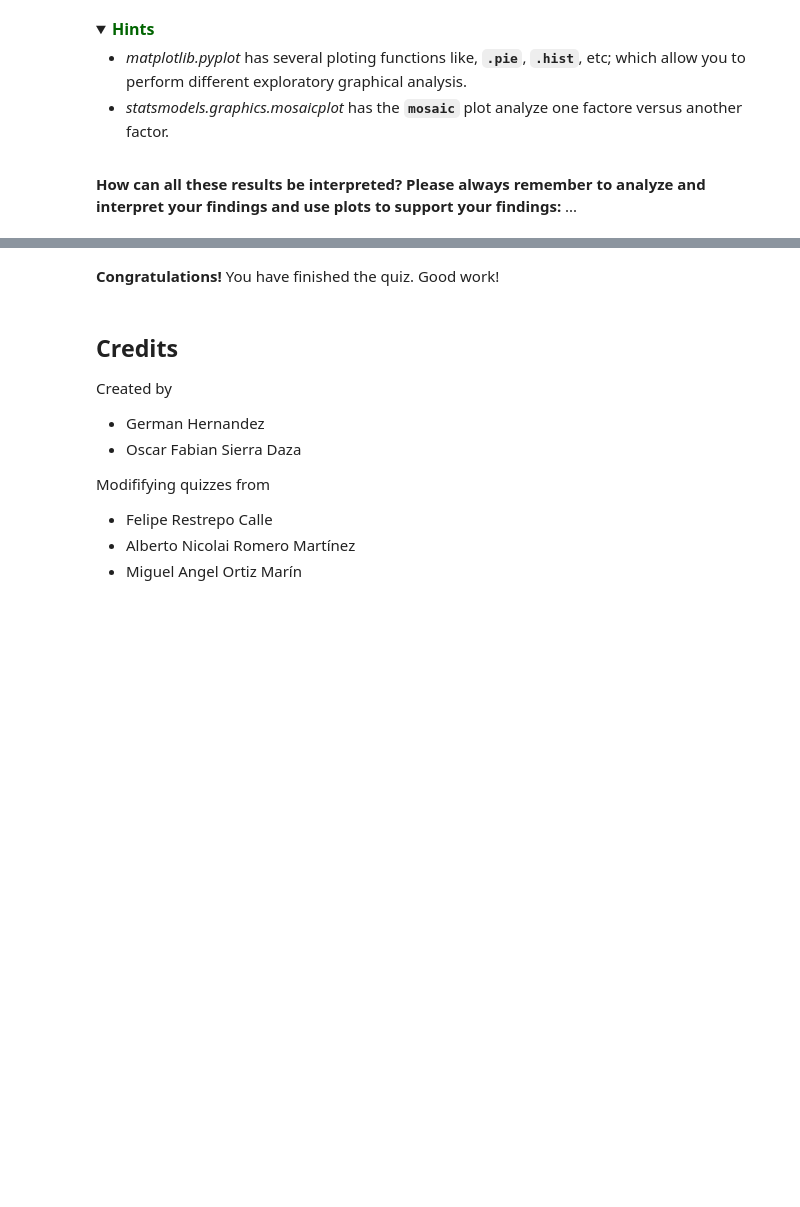
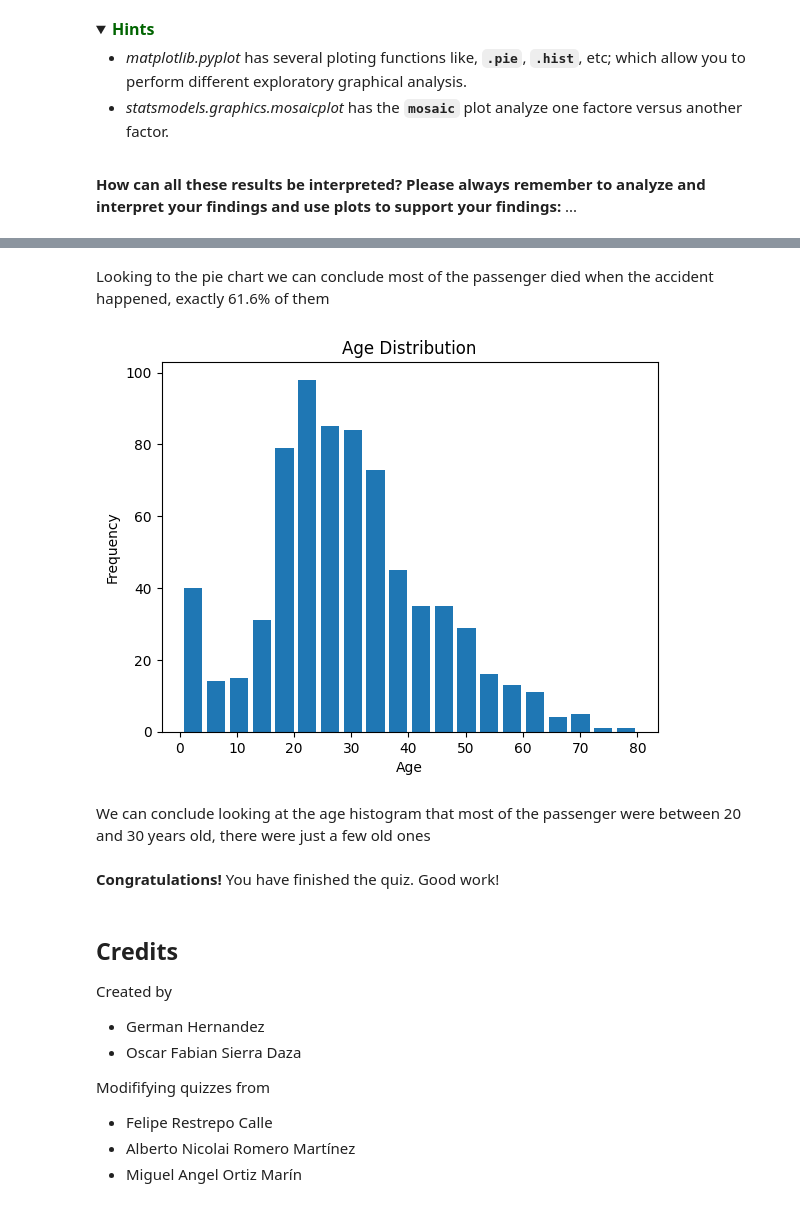
Before and after one commit to Colmirage/AlgorithmsUN2024I, a Jupyter notebook: semolinag_Quiz3.ipynb, the cells around one changed output, grey strips where cells are left out. Saved outputs shown, nothing was run; the diff lists cells and outputs as text; code cells hidden in the pictures; folded sections open; blank space fills up the shorter version.

```diff
--- a/semolinag_Quiz3.ipynb
+++ b/semolinag_Quiz3.ipynb
@@ -581,3 +630,21 @@ The output of the above cell should be:
+# %% [markdown]
+Looking to the pie chart we can conclude most of the passenger died when the accident happened, exactly 61.6% of them
+# %%
+import matplotlib.pyplot as plt
+
+# Histogram's creation
+plt.hist(titanic['Age'], bins=20, rwidth=0.8)
+
+# labels
+plt.xlabel('Age')
+plt.ylabel('Frequency')
+plt.title('Age Distribution')
+
+plt.show()
+# %% [output]
+[figure, added]
+# %% [markdown]
+We can conclude looking at the age histogram that most of the passenger were between 20 and 30 years old, there were just a few old ones
 # %% [markdown]
 **Congratulations!** You have finished the quiz. Good work!
 # %% [markdown]
```
Also changed, not shown: parts of 14 cells of this notebook.
